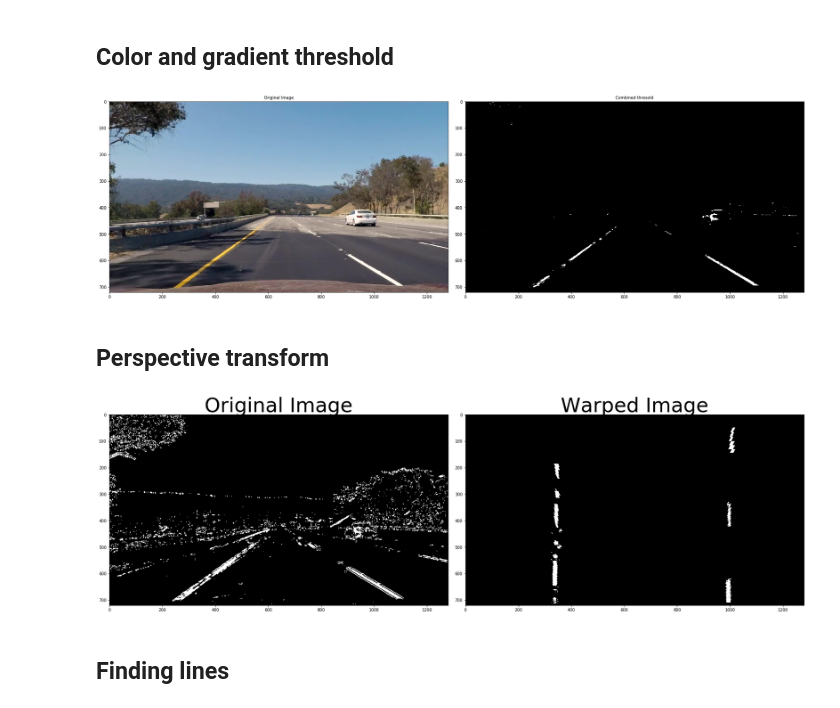
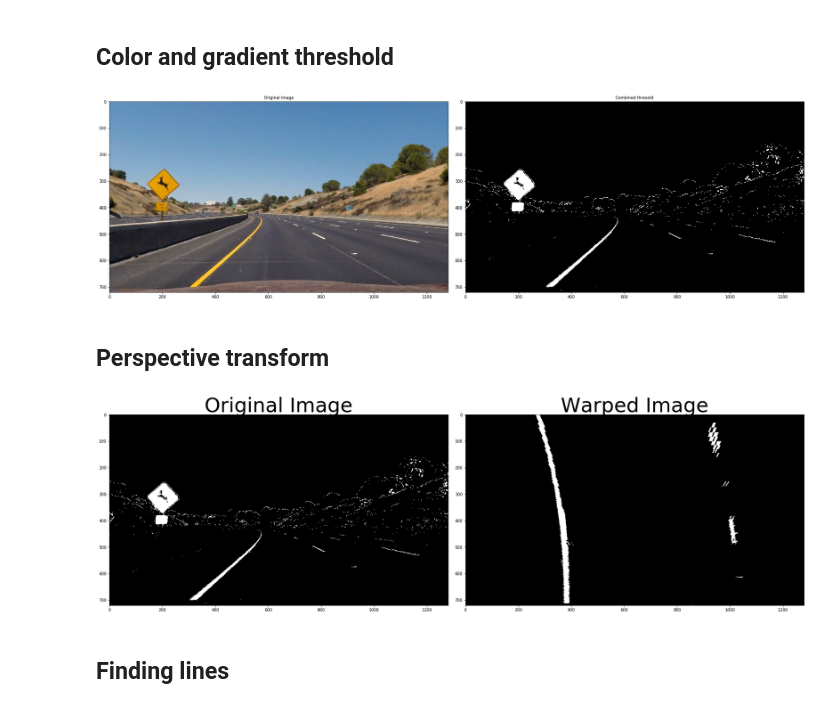
Before and after one commit to RaulDa/CarND-Advanced-Lane-Lines-P4, a Jupyter notebook: P4.ipynb, the cells around one changed output. Saved outputs shown, nothing was run; the diff lists cells and outputs as text; code cells hidden in the pictures.

```diff
--- a/P4.ipynb
+++ b/P4.ipynb
@@ -98,25 +98,22 @@ plt.show()
 # %% [markdown]
 ## Color and gradient threshold
 # %%
-image = mpimg.imread('test_images/test7.jpg')
+image = mpimg.imread('test_images/test2.jpg')
 
 def abs_sobel_thresh(img, orient='x', sobel_kernel=3, thresh=(0, 255)):
-    # Calculate directional gradient
-    # Apply threshold
+    # Apply the following steps to img
     # 1) Convert to grayscale
     gray = cv2.cvtColor(img, cv2.COLOR_RGB2GRAY)
-    # 2) Take the derivative in x or y given orient = 'x' or 'y'
-    sobel = cv2.Sobel(gray, cv2.CV_64F, 1, 0, ksize=sobel_kernel)
-    # 3) Take the absolute value of the derivative or gradient
-    abs_sobel = np.absolute(sobel)
-    # 4) Scale to 8-bit (0 - 255) then convert to type = np.uint8
-    scaled_sobel = np.uint8(255*abs_sobel/np.max(abs_sobel))
-    # 5) Create a mask of 1's where the scaled gradient magnitude
-            # is > thresh_min and < thresh_max
-    sbinary = np.zeros_like(scaled_sobel)
-    sbinary[(scaled_sobel >= thresh[0]) & (scaled_sobel <= thresh[1])] = 1
-
-    return sbinary
+    # 2) Take the gradient in x and y separately
+    sobelx = cv2.Sobel(gray, cv2.CV_64F, 1, 0)
+    abs_sobelx = np.absolute(sobelx)
+    # 4) Scale to 8-bit (0 - 255) and convert to type = np.uint8
+    scaled_sobel = np.uint8(255*abs_sobelx/np.max(abs_sobelx))
+    # 5) Create a binary mask where mag thresholds are met
+    sxybinary = np.zeros_like(scaled_sobel)
+    sxybinary[(scaled_sobel >= thresh[0]) & (scaled_sobel <= thresh[1])] = 1
+    # 6) Return this mask as your binary_output image
+    return sxybinary
 
 def dir_threshold(img, sobel_kernel=3, thresh=(0, np.pi/2)):
     # Calculate gradient direction
@@ -137,6 +134,14 @@ def dir_threshold(img, sobel_kernel=3, thresh=(0, np.pi/2)):
     # 6) Return this mask as your binary_output image
     return sxybinary
 
+def r_threshold(img, h_thresh=(15,100)):
+    hls = cv2.cvtColor(img, cv2.COLOR_RGB2HSV).astype(np.float)
+    h_channel = hls[:,:,2]
+	# Threshold color channel
+    h_binary = np.zeros_like(h_channel)
+    h_binary[(h_channel >= h_thresh[0]) & (h_channel <= h_thresh[1])] = 1
+    return h_binary
+
 def h_threshold(img, h_thresh=(15,100)):
     hls = cv2.cvtColor(img, cv2.COLOR_RGB2HLS).astype(np.float)
     h_channel = hls[:,:,0]
@@ -154,46 +159,47 @@ def s_threshold(img, s_thresh=(170,255)):
     return s_binary
 
 # Choose a Sobel kernel size
-ksize = 15 # Choose a larger odd number to smooth gradient measurements
+ksize = 9 # Choose a larger odd number to smooth gradient measurements
 
 undist = cv2.undistort(image, mtx, dist, None, mtx)
 
 # Apply each of the thresholding functions
-grady = abs_sobel_thresh(undist, orient='y', sobel_kernel=ksize, thresh=(20, 100))
+grady = abs_sobel_thresh(undist, orient='x', sobel_kernel=ksize, thresh=(20, 90))
 dir_binary = dir_threshold(undist, sobel_kernel=ksize, thresh=(0.7, 1.4))
+r_binary = r_threshold(undist, h_thresh=(150,255))
 h_binary = h_threshold(undist, h_thresh=(15,100))
-s_binary = s_threshold(undist, s_thresh=(170,255))
+s_binary = s_threshold(undist, s_thresh=(150,255))
 
 combined_gradient = np.zeros_like(dir_binary)
-combined_gradient[(grady == 1) & (dir_binary == 1)] = 1
+combined_gradient[(dir_binary == 1) & (grady == 1) & (r_binary == 1)] = 1
 
 combined_color = np.zeros_like(dir_binary)
 combined_color[(h_binary == 1) & (s_binary == 1)] = 1
 
 combined = np.zeros_like(combined_gradient)
 combined[(combined_gradient == 1) | (combined_color == 1)] = 1
 
 # Plot the result
 f, (ax1, ax6) = plt.subplots(1, 2, figsize=(24, 9))
 f.tight_layout()
 ax1.imshow(undist)
 ax1.set_title('Original Image', fontsize=10)
 """
 ax2.imshow(gradx, cmap='gray')
 ax2.set_title('Directional gradient X', fontsize=10)
 ax3.imshow(grady, cmap='gray')
 ax3.set_title('Directional gradient Y', fontsize=10)
 ax4.imshow(mag_binary, cmap='gray')
 ax4.set_title('Gradient magnitude', fontsize=10)
 ax5.imshow(dir_binary, cmap='gray')
 ax5.set_title('Thresholded Grad. Dir.', fontsize=10)
 """
-ax6.imshow(combined_color, cmap='gray')
+ax6.imshow(combined, cmap='gray')
 ax6.set_title('Combined thresold', fontsize=10)
 plt.subplots_adjust(left=0., right=1, top=0.9, bottom=0.)
 plt.show()
 # %% [output]
-[figure, old version]
+[figure, new version]
 # %% [markdown]
 ## Perspective transform
 # %%
@@ -210,7 +216,7 @@ def warper(img, src, dst):
 src = np.float32([[206,720], [1097,720], [580,460], [700,460]])
 dst = np.float32([[320,720], [960,720], [320,0], [960,0]])
 
-binary_warped, Minv = warper(combined_color, src, dst)
+binary_warped, Minv = warper(combined, src, dst)
 
 f, (ax1, ax2) = plt.subplots(1, 2, figsize=(24, 9))
 f.tight_layout()
@@ -221,7 +227,7 @@ ax2.set_title('Warped Image', fontsize=50)
 plt.subplots_adjust(left=0., right=1, top=0.9, bottom=0.)
 plt.show()
 # %% [output]
-[figure, old version]
+[figure, new version]
 # %% [markdown]
 ## Finding lines
 # %%
```
Also changed, not shown: parts of 8 cells of this notebook.
